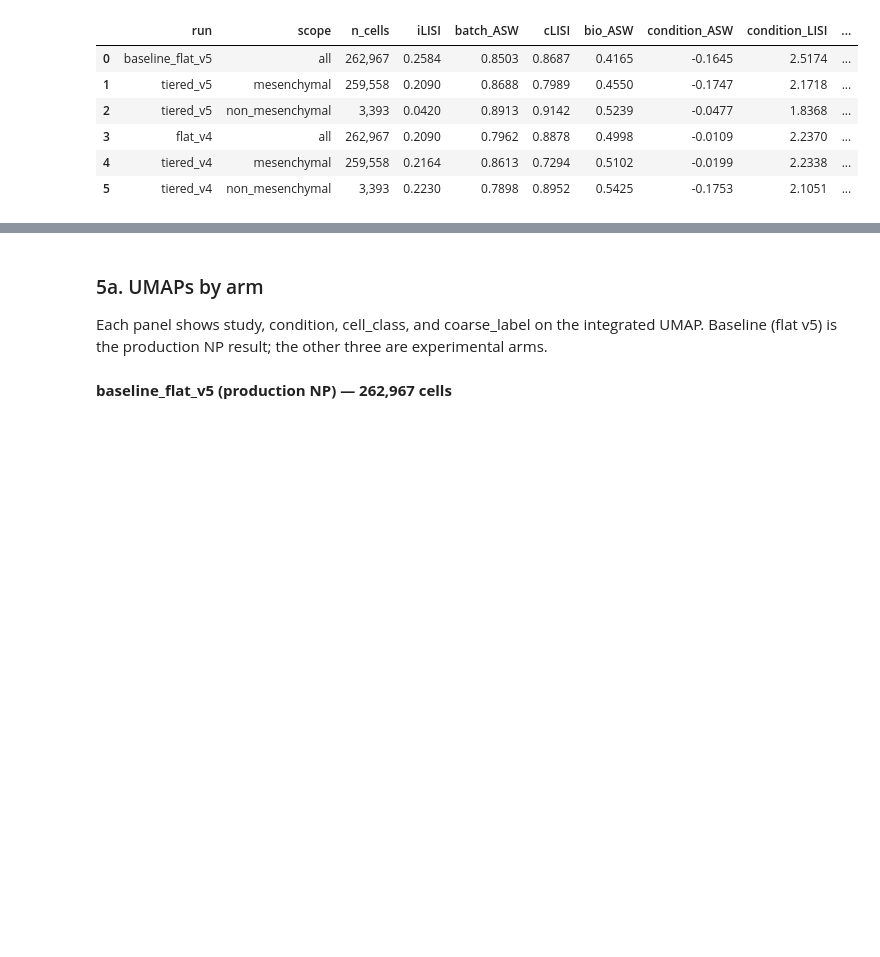
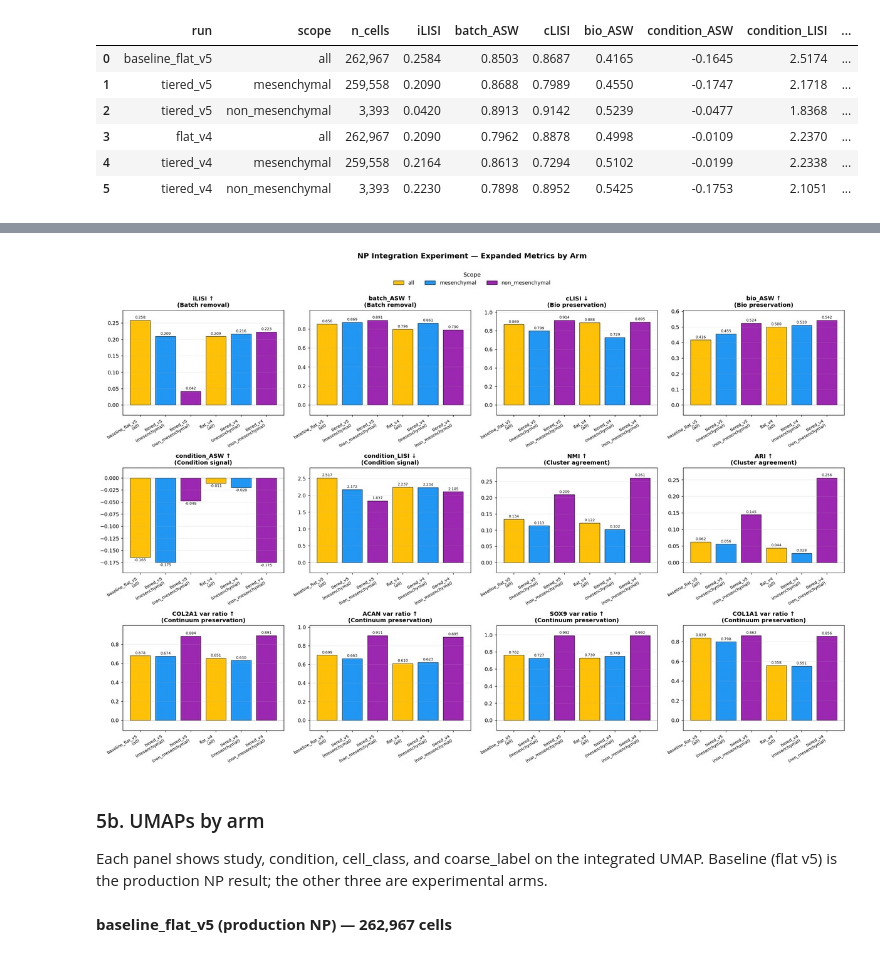
Before and after one commit to SuLab/lotz-ivd, a Jupyter notebook: notebooks/05_integration.ipynb, the cells around one changed output, grey strips where cells are left out. Cells and saved outputs as stored; diff of their text form; code cells hidden in the pictures; blank space fills up the shorter version.

```diff
--- a/notebooks/05_integration.ipynb
+++ b/notebooks/05_integration.ipynb
@@ -364,5 +390,66 @@ NP integration quality — 4 arms × expanded metrics (↑ = better for iLISI/ba
+# %%
+import numpy as np
+
+metrics_to_plot = [
+    ('iLISI',            'iLISI ↑',            'Batch removal'),
+    ('batch_ASW',        'batch_ASW ↑',        'Batch removal'),
+    ('cLISI',            'cLISI ↓',            'Bio preservation'),
+    ('bio_ASW',          'bio_ASW ↑',          'Bio preservation'),
+    ('condition_ASW',    'condition_ASW ↑',    'Condition signal'),
+    ('condition_LISI',   'condition_LISI ↓',   'Condition signal'),
+    ('NMI',              'NMI ↑',              'Cluster agreement'),
+    ('ARI',              'ARI ↑',              'Cluster agreement'),
+    ('var_ratio_COL2A1', 'COL2A1 var ratio ↑', 'Continuum preservation'),
+    ('var_ratio_ACAN',   'ACAN var ratio ↑',   'Continuum preservation'),
+    ('var_ratio_SOX9',   'SOX9 var ratio ↑',   'Continuum preservation'),
+    ('var_ratio_COL1A1', 'COL1A1 var ratio ↑', 'Continuum preservation'),
+]
+
+scope_colors = {'all': '#FFC107', 'mesenchymal': '#2196F3', 'non_mesenchymal': '#9C27B0'}
+arm_labels = [f"{r}\n({s})" for r, s in zip(exp_df['run'], exp_df['scope'])]
+bar_colors = [scope_colors[s] for s in exp_df['scope']]
+x_pos = np.arange(len(exp_df))
+
+fig, axes = plt.subplots(3, 4, figsize=(20, 13))
+axes = axes.flatten()
+
+for ax, (metric, label, category) in zip(axes, metrics_to_plot):
+    vals = exp_df[metric].values
+    bars = ax.bar(x_pos, vals, color=bar_colors, edgecolor='black', linewidth=0.6)
+    ax.set_xticks(x_pos)
+    ax.set_xticklabels(arm_labels, rotation=30, ha='right', fontsize=8)
+    ax.set_title(f'{label}\n({category})', fontsize=11, fontweight='bold')
+    ax.axhline(0, color='k', linewidth=0.5, alpha=0.3)
+    ax.grid(axis='y', alpha=0.25)
+    # Value labels on bars
+    for bar, v in zip(bars, vals):
+        y = bar.get_height()
+        va = 'bottom' if y >= 0 else 'top'
+        offset = 0.01 * (max(abs(vals.max()), abs(vals.min())) or 1)
+        ax.text(bar.get_x() + bar.get_width()/2,
+                y + (offset if y >= 0 else -offset),
+                f'{v:.3f}', ha='center', va=va, fontsize=7)
+    # Expand y-range a bit so labels fit
+    lo, hi = min(vals.min(), 0), max(vals.max(), 0)
+    pad = 0.12 * (hi - lo if hi != lo else 1.0)
+    ax.set_ylim(lo - pad, hi + pad)
+
+# Global legend
+handles = [plt.Rectangle((0, 0), 1, 1, color=c, ec='black', lw=0.6)
+           for c in scope_colors.values()]
+fig.legend(handles, list(scope_colors.keys()), title='Scope',
+           loc='upper center', bbox_to_anchor=(0.5, 1.02),
+           ncol=3, fontsize=10, title_fontsize=11, frameon=False)
+
+fig.suptitle('NP Integration Experiment — Expanded Metrics by Arm',
+             fontsize=14, fontweight='bold', y=1.05)
+fig.tight_layout()
+
+render_fig(fig, dpi=130)
+# %% [output]
+[figure, added]
 # %% [markdown]
-### 5a. UMAPs by arm
+### 5b. UMAPs by arm
 
 Each panel shows study, condition, cell_class, and coarse_label on the
 integrated UMAP. Baseline (flat v5) is the production NP result; the other
```
Also changed, not shown: parts of 3 cells of this notebook.
